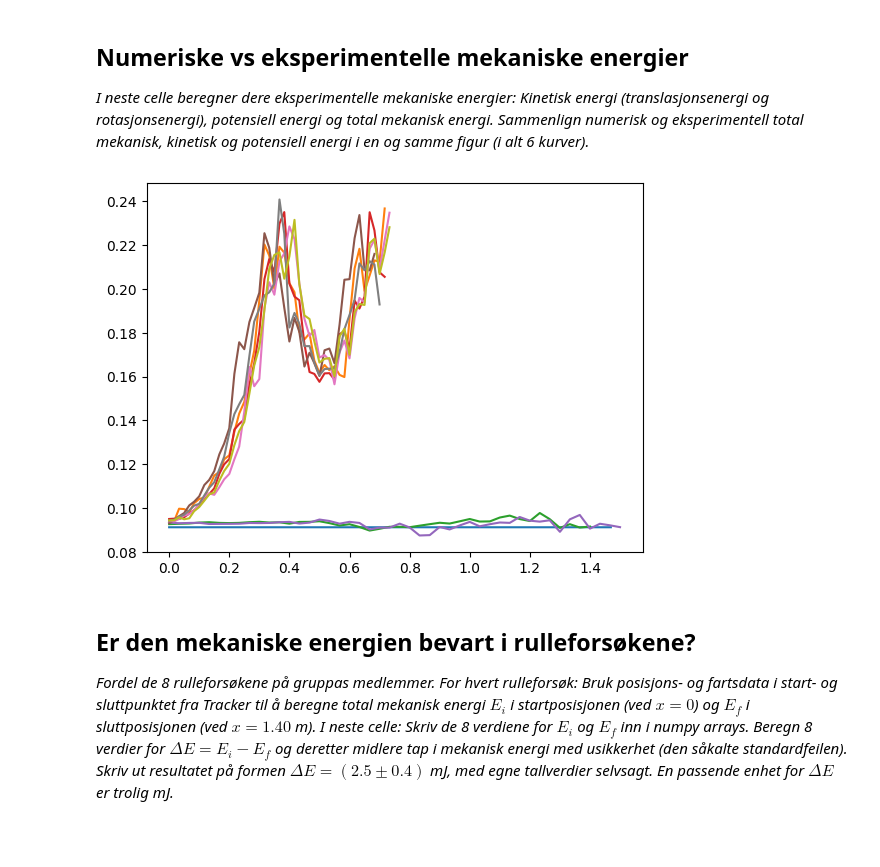
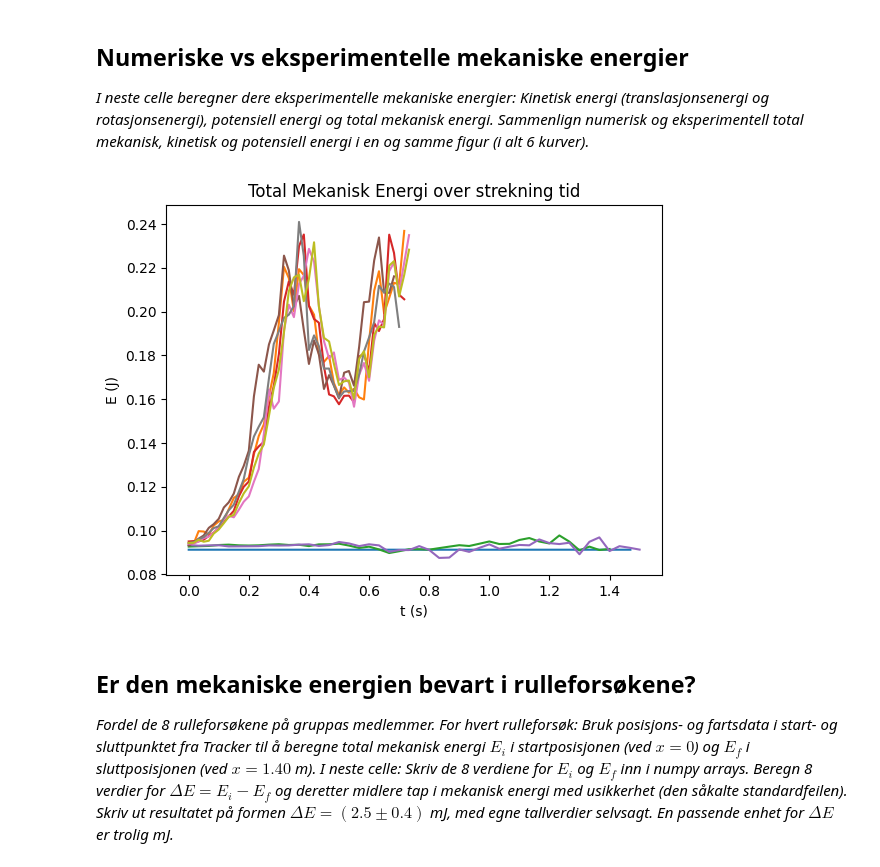
Before and after one commit to SverreNystad/physics-lab, a Jupyter notebook: lab-journal.ipynb, the cells around one changed output. Cells and saved outputs as stored; diff of their text form; code cells hidden in the pictures; blank space fills up the shorter version.

```diff
--- a/lab-journal.ipynb
+++ b/lab-journal.ipynb
@@ -428,33 +439,35 @@ Forsøk 2 og 4 er veldig likt numerisk fart.
 # %%
 #Beregning av eksperimentell Etrans_exp, Erot_exp, Ekin_exp, Epot_exp, Etot_exp
 
 #Figurer som sammenligner numerisk og eksperimentell kinetisk, potensiell og total mekanisk energi
 def mekn(v, y, c, M, g):
     E = (1/2)*(1+c)*M*(v**2) + M*g*y
     return E
 
 mek1=mekn(v1_exp, y1_exp, c, M, g)
 mek2=mekn(v2_exp, y2_exp, c, M, g)
 mek3=mekn(v3_exp, y3_exp, c, M, g)
 mek4=mekn(v4_exp, y4_exp, c, M, g)
 mek5=mekn(v5_exp, y5_exp, c, M, g)
 mek6=mekn(v6_exp, y6_exp, c, M, g)
 mek7=mekn(v7_exp, y7_exp, c, M, g)
 mek8=mekn(v8_exp, y8_exp, c, M, g)
 
-
+plt.title("Total Mekanisk Energi over strekning tid")
+plt.xlabel("t (s)")
+plt.ylabel("E (J)")
 plt.plot(t, E)
 plt.plot(t1_exp,mek1)
 plt.plot(t2_exp,mek2)
 plt.plot(t3_exp,mek3)
 plt.plot(t4_exp,mek4)
 plt.plot(t5_exp,mek5)
 plt.plot(t6_exp,mek6)
 plt.plot(t7_exp,mek7)
 plt.plot(t8_exp,mek8)
 plt.show()
 # %% [output]
-[figure, old version]
+[figure, new version]
 # %% [markdown]
 ## Er den mekaniske energien bevart i rulleforsøkene?
 *Fordel de 8 rulleforsøkene på gruppas medlemmer. For hvert rulleforsøk: Bruk posisjons- og fartsdata i start- og sluttpunktet fra Tracker til å beregne total mekanisk energi $E_i$ i startposisjonen (ved $x=0$) og $E_f$ i sluttposisjonen (ved $x=1.40$ m). I neste celle: Skriv de 8 verdiene for $E_i$ og $E_f$ inn i numpy arrays. Beregn 8 verdier for $\Delta E = E_i-E_f$ og deretter midlere tap i mekanisk energi med usikkerhet (den såkalte standardfeilen). Skriv ut resultatet på formen $\Delta E = (2.5 \pm 0.4)$ mJ, med egne tallverdier selvsagt. En passende enhet for $\Delta E$ er trolig mJ.*
```
Also changed, not shown: parts of 3 cells of this notebook.
